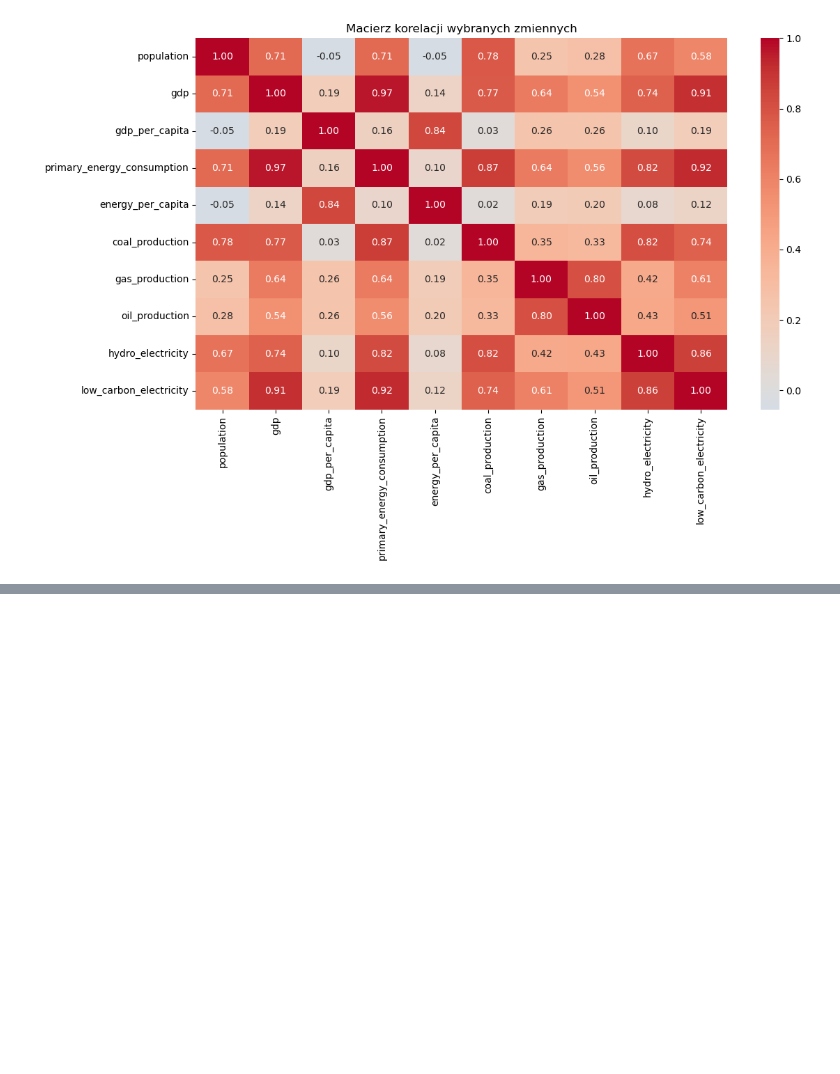
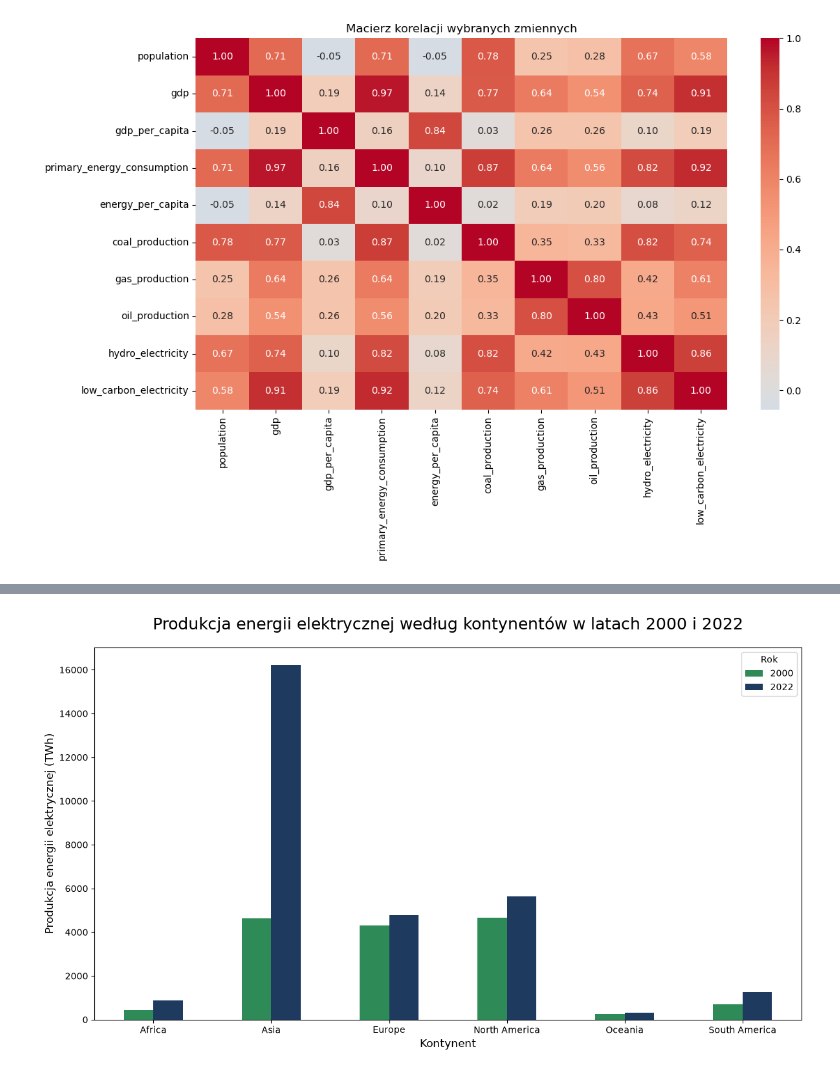
Before and after one commit to olaramota-beep/AWDP-projekt-do-oddania, a Jupyter notebook: Diagnostyka danych i wizualizacja.ipynb, the cells around one changed output, grey strips where cells are left out. Cells and saved outputs as stored; diff of their text form; code cells hidden in the pictures; blank space fills up the shorter version.

```diff
--- a/Diagnostyka danych i wizualizacja.ipynb
+++ b/Diagnostyka danych i wizualizacja.ipynb
@@ -663,0 +722,15 @@ plt.show()
+# %%
+# utworzenie zbioru danych do analiz dla kontynentów
+
+continents = [
+    'Africa',
+    'Asia',
+    'Europe',
+    'North America',
+    'South America',
+    'Oceania'
+]
+
+df_continents = df[df['country'].isin(continents)]
+df_continents = df_continents[df_continents['year'] >= 2000]
+df_continents
@@ -663,0 +962,25 @@ plt.show()
+# %%
+# Wykres: Produkcja energii elektrycznej według kontynentów – 2000 i 2022
+
+electricity_comparison[[2000, 2022]].plot(
+    kind='bar',
+    figsize=(12, 7),
+    color=['#2E8B57', '#1F3A5F']
+)
+
+plt.title(
+    'Produkcja energii elektrycznej według kontynentów w latach 2000 i 2022',
+    fontsize=18,
+    pad=20
+)
+
+plt.xlabel('Kontynent', fontsize=12)
+plt.ylabel('Produkcja energii elektrycznej (TWh)', fontsize=12)
+
+plt.xticks(rotation=0)
+plt.legend(title='Rok')
+
+plt.tight_layout()
+plt.show()
+# %% [output]
+[figure, added]
```
Also changed, not shown: parts of 35 cells of this notebook, 1 other file.
